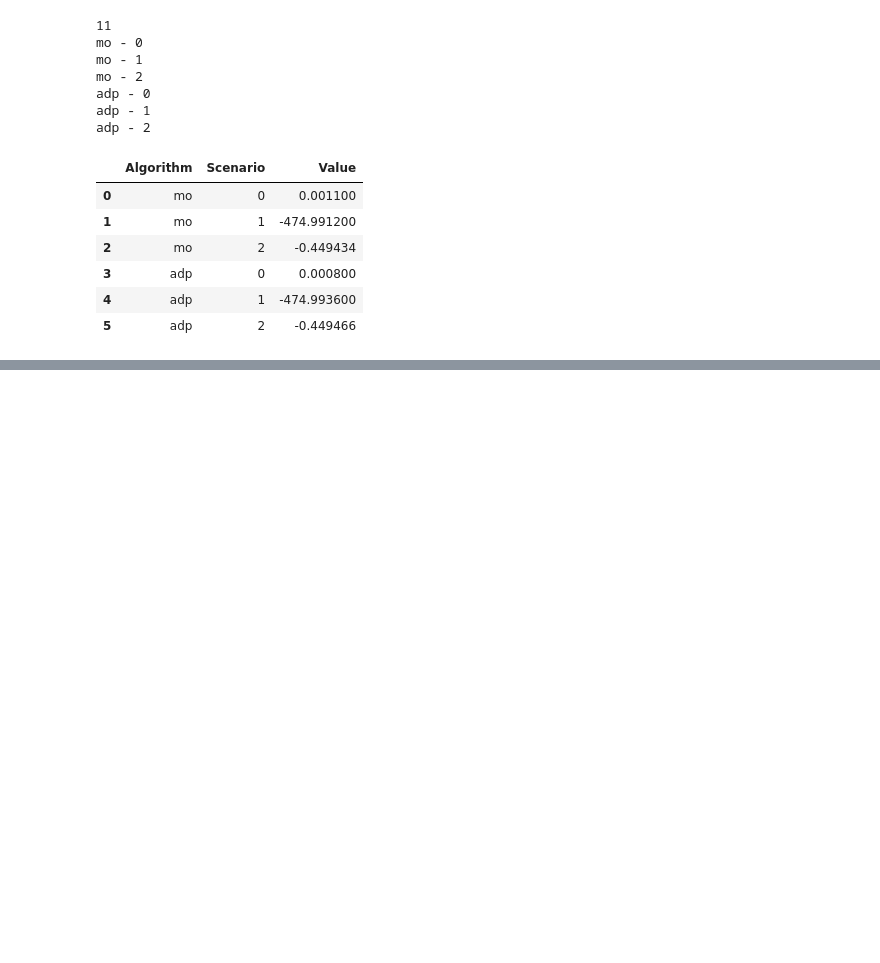
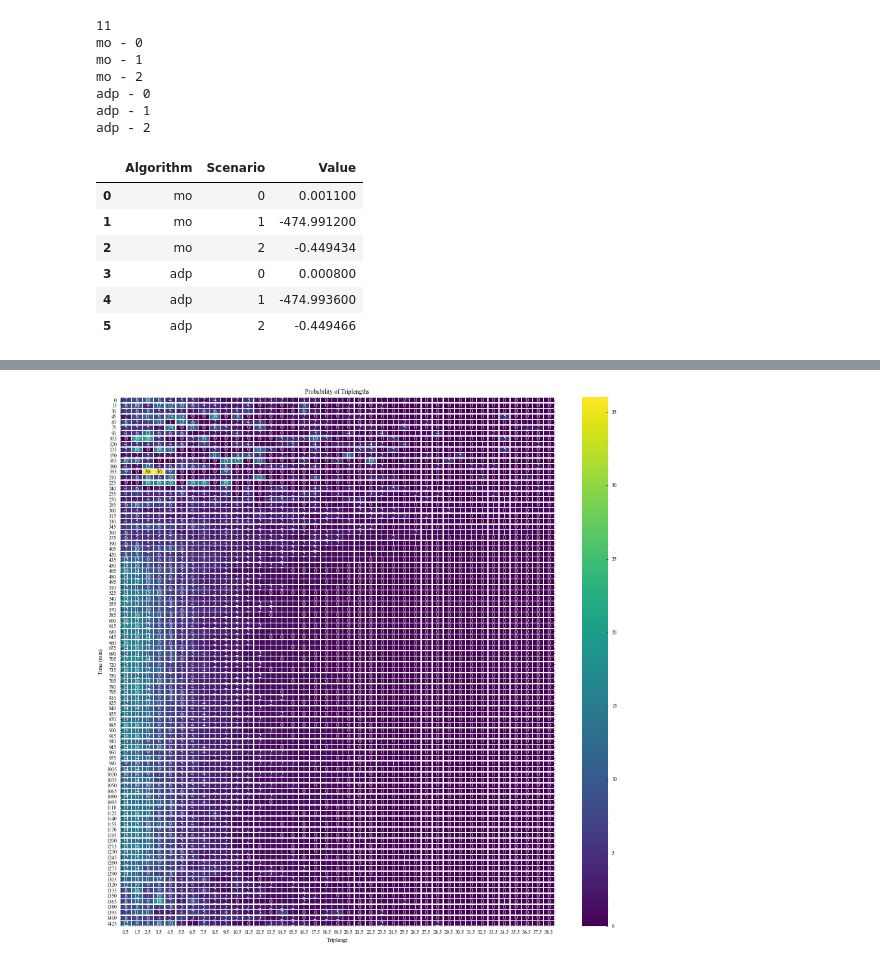
Before and after one commit to thummelt/master-thesis, a Jupyter notebook: code/src/Visualization.ipynb, the cells around one changed output, grey strips where cells are left out. Cells and saved outputs as stored; diff of their text form; code cells hidden in the pictures; blank space fills up the shorter version.

```diff
--- a/code/src/Visualization.ipynb
+++ b/code/src/Visualization.ipynb
@@ -58 +111,8 @@ adp - 2
+# %%
+f, ax = plt.subplots(figsize=(15, 15))
+g = sns.heatmap(d_trpln_pivot, annot=True, fmt="d", linewidths=.5, ax=ax, cmap = sns.color_palette("viridis", as_cmap=True))
+plttr.formatPlot(g, "Triplengt", "Time (min)", "Probability of Triplengths")
+plts += [("prob_trpln_heat", plt.gcf())]
+# %% [output]
+[figure, added]
 # %%
```
Also changed, not shown: parts of 17 cells of this notebook, 9 other files.
